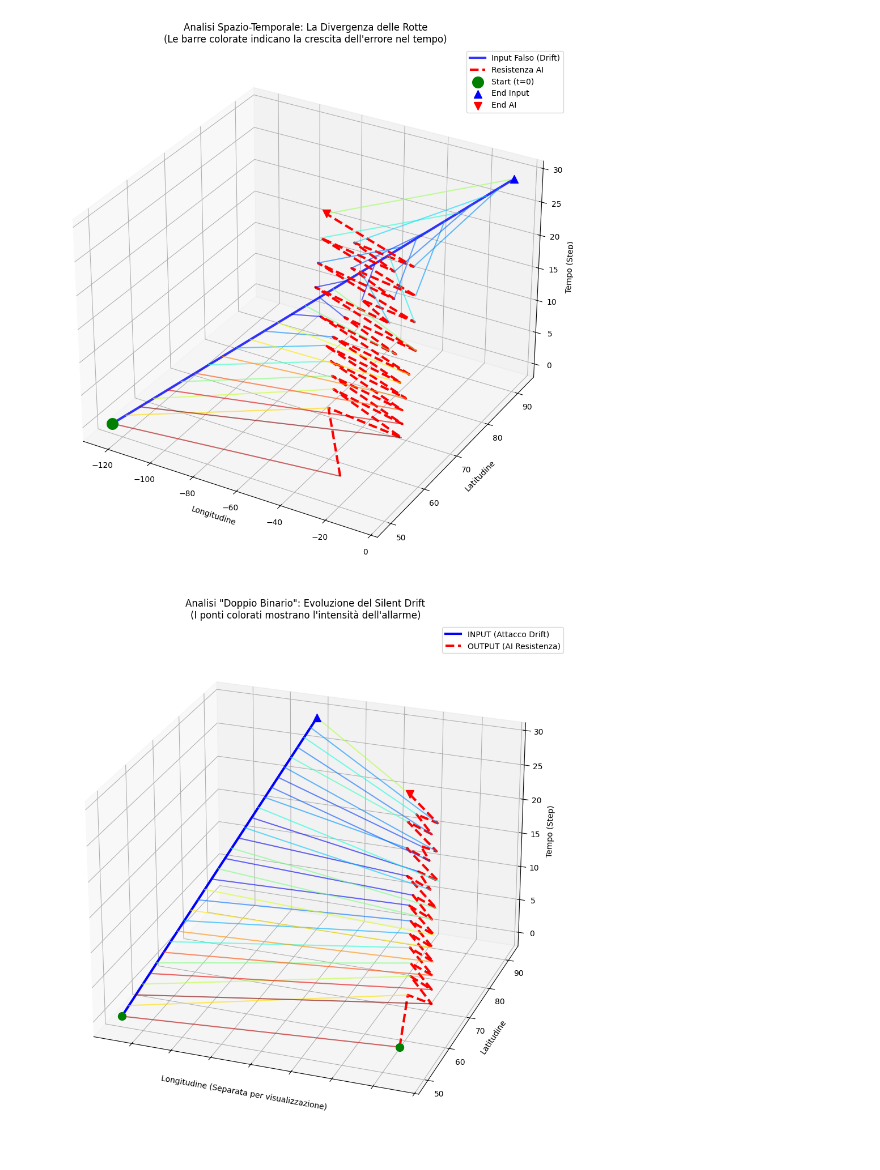
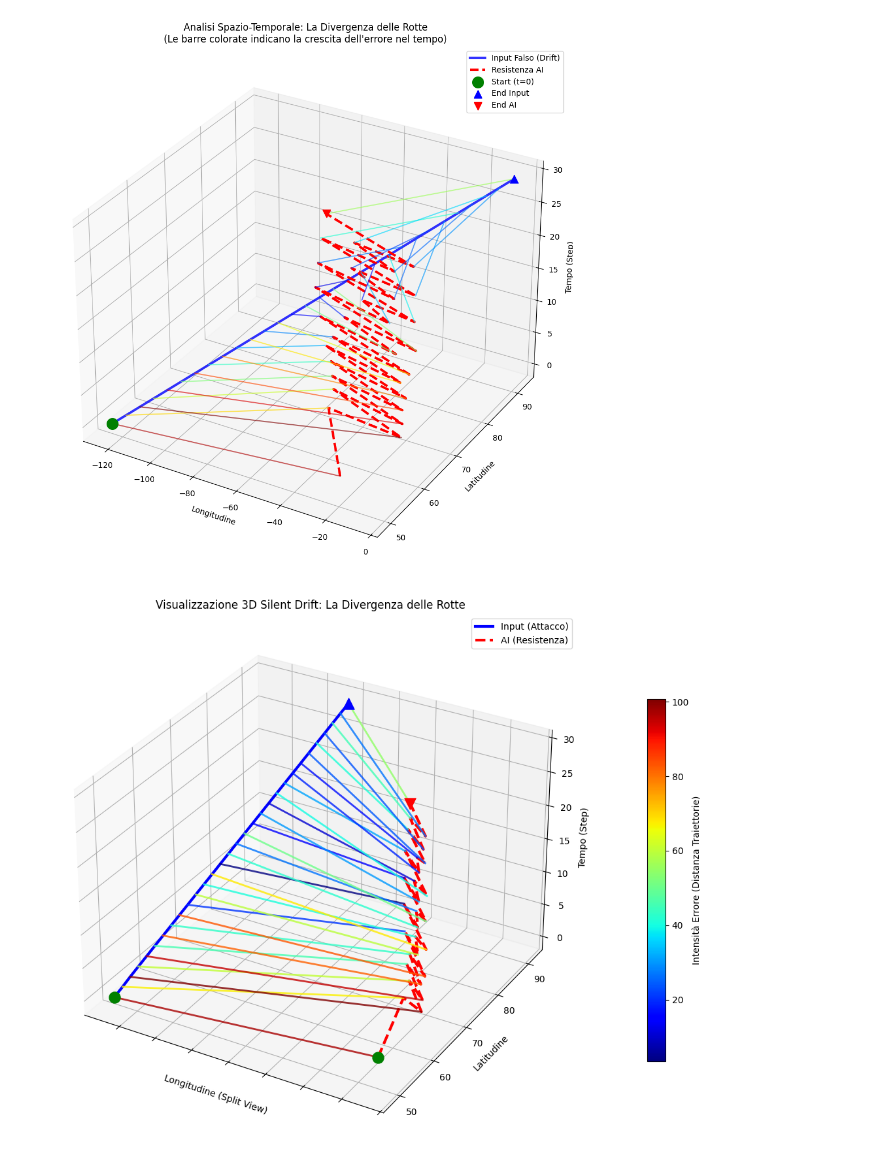
Before and after one commit to LaroccaA/Detecting-Trajectory-Spoofing-Attacks-on-AIS, a Jupyter notebook: Progetto/LSMT/Test_Silent_Drift.ipynb, the cells around one changed output. Drawn from its saved outputs; the diff is of its cells as text; code cells hidden in the pictures.

```diff
--- a/Progetto/LSMT/Test_Silent_Drift.ipynb
+++ b/Progetto/LSMT/Test_Silent_Drift.ipynb
@@ -320,7 +329,8 @@ import matplotlib.cm as cm
 import matplotlib.colors as colors
 import numpy as np
 
-# --- PREPARAZIONE DATI (Drift Forte) ---
+# --- PREPARAZIONE DATI ---
+# Assicuriamoci di avere i dati pronti (Drift Forte 0.20 per visibilità)
 clean_batch, _ = next(test_gen)
 drift_batch = apply_silent_drift_attack(clean_batch, drift_rate=0.20)
 pred_batch = model.predict(drift_batch, verbose=0)
@@ -338,74 +348,58 @@ lat_in, lon_in = traj_input_real[:, 0], traj_input_real[:, 1]
 lat_out, lon_out = traj_recon_real[:, 0], traj_recon_real[:, 1]
 time_steps = np.arange(WINDOW_SIZE)
 
-# Calcolo Errore Reale (Distanza Euclidea in gradi) per ogni step
+# Calcolo Errore Reale per colorare i ponti
 true_errors = np.sqrt((lat_in - lat_out)**2 + (lon_in - lon_out)**2)
 
-# Offset per la visualizzazione split
+# Offset per separare visivamente le due rotte
 offset_lon = (np.max(lon_in) - np.min(lon_in)) * 2.0
 if offset_lon < 0.05: offset_lon = 0.05
 lon_out_shifted = lon_out + offset_lon
 
-# --- LAYOUT GRAFICO (2 Pannelli) ---
-fig = plt.figure(figsize=(18, 8))
+# --- PLOT 3D PULITO ---
+fig = plt.figure(figsize=(14, 12))
+ax = fig.add_subplot(111, projection='3d')
 
-# --- PANNELLO 1: 3D SPLIT VIEW ---
-ax = fig.add_subplot(1, 2, 1, projection='3d')
+# 1. Traccia Input (Blu)
+ax.plot(lon_in, lat_in, time_steps, color='blue', linewidth=3, label='Input (Attacco)')
+ax.scatter(lon_in[0], lat_in[0], 0, color='green', s=150)
+ax.scatter(lon_in[-1], lat_in[-1], 29, color='blue', s=150, marker='^')
 
-# Traccia Input
-ax.plot(lon_in, lat_in, time_steps, color='blue', linewidth=3, label='Input (Attacco)')
-ax.scatter(lon_in[0], lat_in[0], 0, color='green', s=100)
-ax.scatter(lon_in[-1], lat_in[-1], 29, color='blue', s=100, marker='^')
+# 2. Traccia AI Spostata (Rossa)
+ax.plot(lon_out_shifted, lat_out, time_steps, color='red', linewidth=3, linestyle='--', label='AI (Resistenza)')
+ax.scatter(lon_out_shifted[0], lat_out[0], 0, color='green', s=150)
+ax.scatter(lon_out_shifted[-1], lat_out[-1], 29, color='red', s=150, marker='v')
 
-# Traccia AI (Spostata)
-ax.plot(lon_out_shifted, lat_out, time_steps, color='red', linewidth=3, linestyle='--', label='AI (Resistenza)')
-ax.scatter(lon_out_shifted[0], lat_out[0], 0, color='green', s=100)
-ax.scatter(lon_out_shifted[-1], lat_out[-1], 29, color='red', s=100, marker='v')
-
-# Ponti Colorati con Mappatura Corretta
+# 3. Ponti Colorati (L'Errore)
 norm = colors.Normalize(vmin=np.min(true_errors), vmax=np.max(true_errors))
 cmap = plt.cm.jet
 
 for t in range(WINDOW_SIZE):
     color = cmap(norm(true_errors[t]))
     ax.plot([lon_in[t], lon_out_shifted[t]],
             [lat_in[t], lat_out[t]],
             [t, t],
-            color=color, linewidth=2, alpha=0.7)
+            color=color, linewidth=2, alpha=0.8)
 
-# Etichette 3D
-ax.set_xlabel('Longitudine (Split)')
+# Etichette e Stile
+ax.set_xlabel('Longitudine (Split View)')
 ax.set_ylabel('Latitudine')
 ax.set_zlabel('Tempo (Step)')
-ax.set_title('Visualizzazione 3D: Evoluzione del Silent Drift')
-ax.set_xticklabels([]) # Rimuovi tick X confusi
+ax.set_title('Visualizzazione 3D Silent Drift: La Divergenza delle Rotte')
+
+# Rimuoviamo i numeri dall'asse X (Longitudine) perché sono "falsati" dallo shift
+ax.set_xticklabels([])
+
+# Vista Ottimale
 ax.view_init(elev=30, azim=-60)
 ax.legend()
 
-# --- PANNELLO 2: ANALISI QUANTITATIVA ERRORE ---
-ax2 = fig.add_subplot(1, 2, 2)
-# Plot della curva di errore
-ax2.plot(time_steps, true_errors, marker='o', linestyle='-', color='purple', linewidth=2, label='Errore Istantaneo')
-# Riempimento sfumato sotto la curva
-ax2.fill_between(time_steps, true_errors, color='purple', alpha=0.1)
-
-# Aggiungi la soglia media (opzionale, per contesto)
-ax2.axhline(y=0.029, color='green', linestyle='--', label='Soglia di Allarme (0.029)')
-
-ax2.set_title("Dinamica dell'Errore nel Tempo")
-ax2.set_xlabel("Tempo (Step)")
-ax2.set_ylabel("Errore di Ricostruzione (Gradi)")
-ax2.grid(True, alpha=0.3)
-ax2.legend()
-
-# --- COLORBAR CONDIVISA ---
-# Aggiungiamo la barra dei colori al centro/destra
+# --- COLORBAR (LEGENDA ERRORE) ---
 sm = plt.cm.ScalarMappable(cmap=cmap, norm=norm)
 sm.set_array([])
-cbar = fig.colorbar(sm, ax=ax, shrink=0.5, aspect=10, pad=0.1)
-cbar.set_label('Intensità Errore (Distanza)')
+cbar = fig.colorbar(sm, ax=ax, shrink=0.6, aspect=20, pad=0.1)
+cbar.set_label('Intensità Errore (Distanza Traiettorie)')
 
-plt.tight_layout()
 plt.show()
 # %% [output]
-[figure, old version]
+[figure, new version]
```
Also changed, not shown: parts of 5 cells of this notebook.
